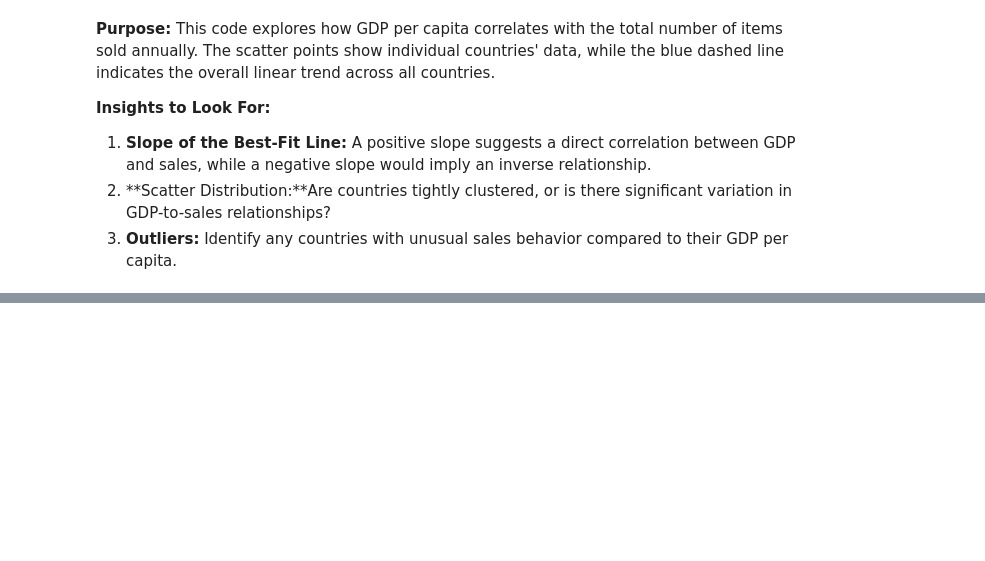
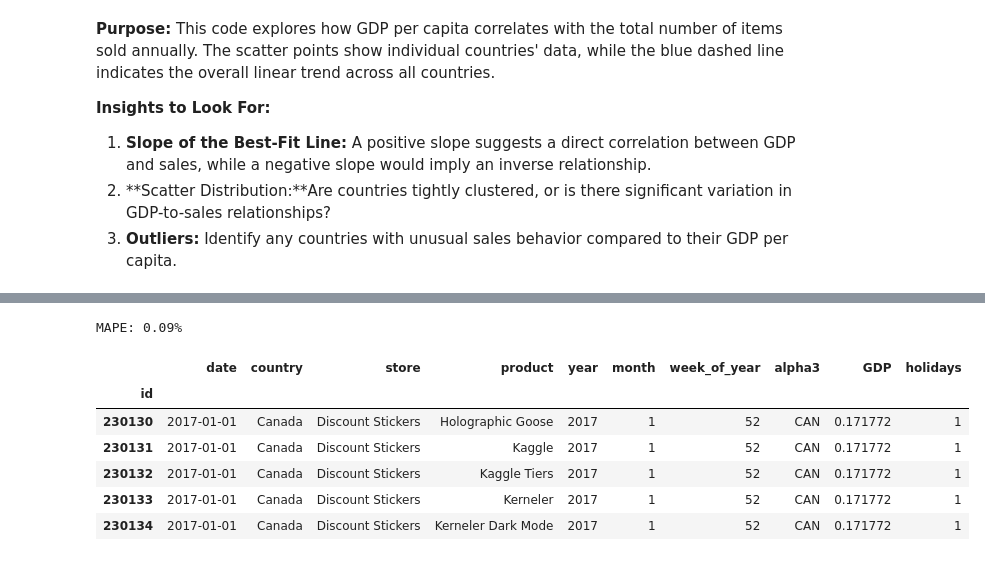
Before and after one commit to spshreya/Data_science_projects, a Jupyter notebook: demand_forecasting.ipynb, the cells around one changed output, grey strips where cells are left out. Cells and saved outputs as stored; diff of their text form; code cells hidden in the pictures; blank space fills up the shorter version.

```diff
--- a/demand_forecasting.ipynb
+++ b/demand_forecasting.ipynb
@@ -603,0 +735,6 @@ A positive slope suggests a direct correlation between GDP and sales, while a ne
+# %%
+# Evaluate the model using MAPE
+mape1 = mean_absolute_percentage_error(y1_test, y1_pred)
+print(f'MAPE: {mape1:.2f}%')
+# %% [output]
+MAPE: 0.09%
@@ -603,0 +744,35 @@ A positive slope suggests a direct correlation between GDP and sales, while a ne
+# %%
+#setting id as index
+test_df.set_index('id', inplace=True)
+# %%
+test_df['year'] = test_df['date'].dt.year
+test_df['month'] = test_df['date'].dt.month
+test_df['week_of_year'] = test_df['date'].dt.isocalendar().week
+# %%
+alpha3s = ['CAN', 'FIN', 'ITA', 'KEN', 'NOR', 'SGP']
+test_df['alpha3'] = test_df['country'].map(dict(zip(
+    np.sort(test_df['country'].unique()), alpha3s)))
+years = np.sort(test_df['date'].dt.year.unique())
+test_df['year'] = test_df['date'].dt.year
+gdp = np.array([
+    [get_gdp_per_capita(alpha3, year) for year in years]
+    for alpha3 in alpha3s
+])
+gdp = pd.DataFrame(gdp/gdp.sum(axis=0), index=alpha3s, columns=years)
+test_df['GDP'] = test_df.apply(lambda s: gdp.loc[s['alpha3'], s['year']], axis=1)
+# %%
+test_df["holidays"] = 0
+alpha2 = dict(zip(np.sort(test_df.country.unique()), ['CA', 'FI', 'IT', 'KE', 'NO', 'SG']))
+h = {c: holidays.country_holidays(a, years=range(2010, 2020)) for c, a in alpha2.items()}
+for c in alpha2:
+    test_df.loc[test_df.country==c, 'holidays'] = test_df.date.isin(h[c]).astype(int)
+# %%
+test_df.head()
+# %% [output]
+|  | date | country | store | product | year | month | week_of_year | alpha3 | GDP | holidays |
+| id |  |  |  |  |  |  |  |  |  |  |
+| 230130 | 2017-01-01 | Canada | Discount Stickers | Holographic Goose | 2017 | 1 | 52 | CAN | 0.171772 | 1 |
+| 230131 | 2017-01-01 | Canada | Discount Stickers | Kaggle | 2017 | 1 | 52 | CAN | 0.171772 | 1 |
+| 230132 | 2017-01-01 | Canada | Discount Stickers | Kaggle Tiers | 2017 | 1 | 52 | CAN | 0.171772 | 1 |
+| 230133 | 2017-01-01 | Canada | Discount Stickers | Kerneler | 2017 | 1 | 52 | CAN | 0.171772 | 1 |
+| 230134 | 2017-01-01 | Canada | Discount Stickers | Kerneler Dark Mode | 2017 | 1 | 52 | CAN | 0.171772 | 1 |
```
Also changed, not shown: parts of 23 cells of this notebook.
